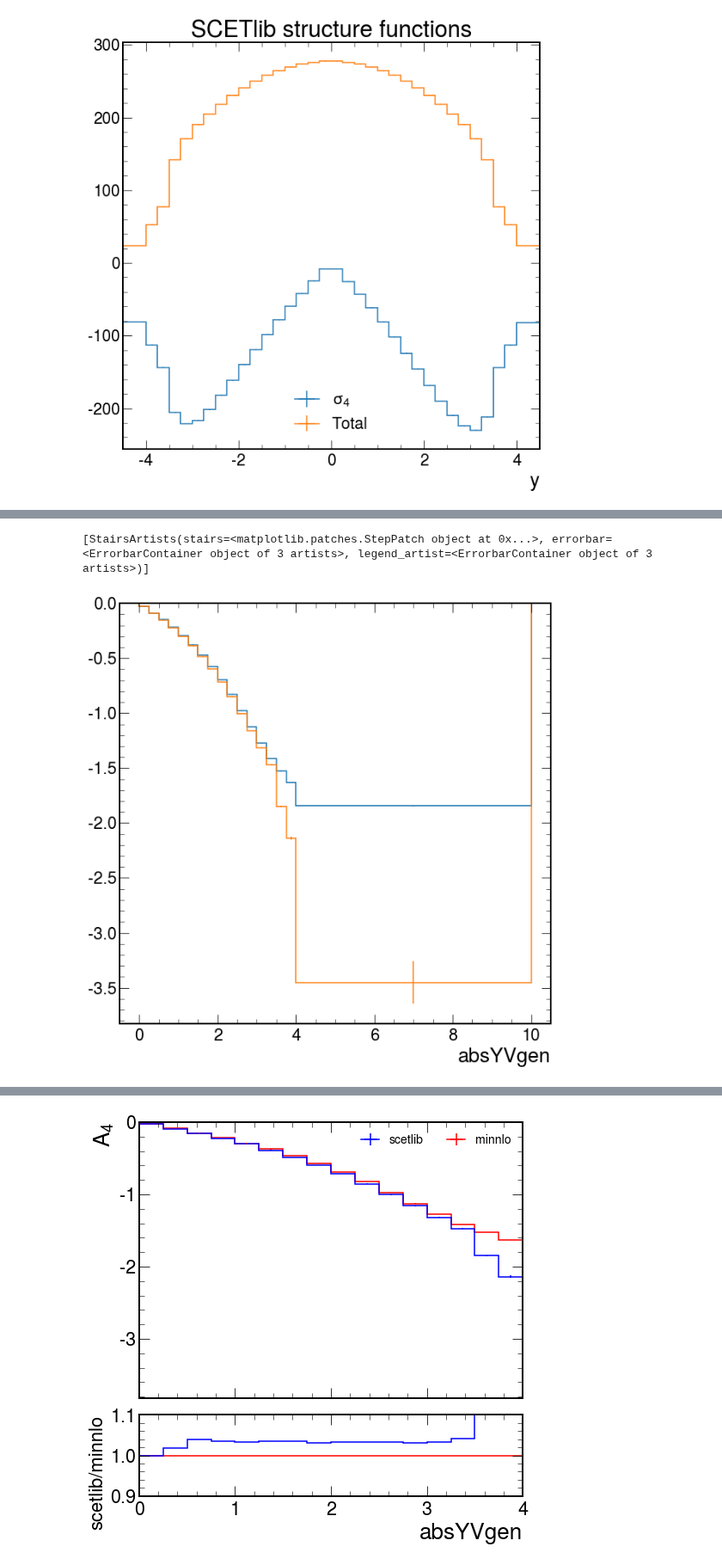
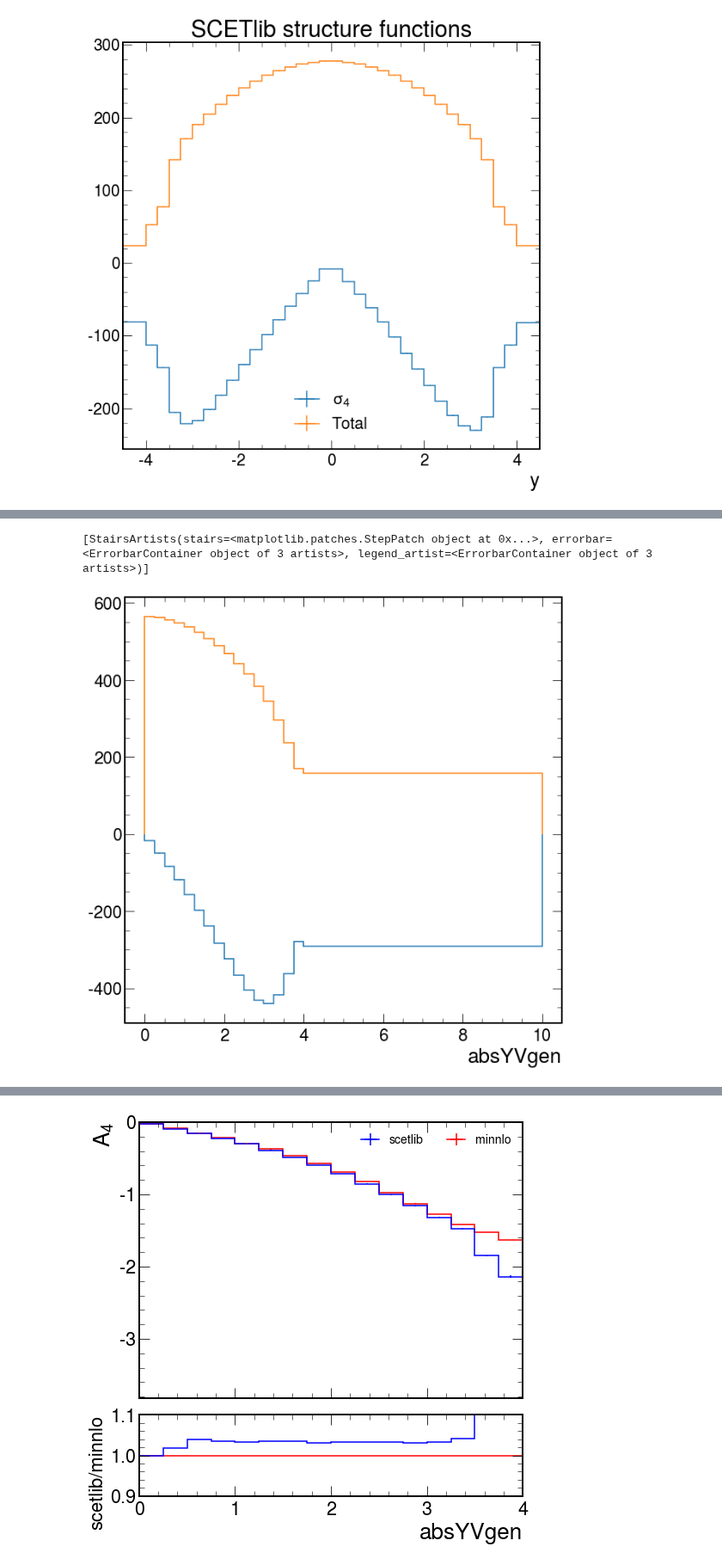
Before and after one commit to WMass/WRemnants, a Jupyter notebook: notebooks/scetlib.ipynb, the cells around one changed output, grey strips where cells are left out. Shown at 86% size. Saved outputs shown, nothing was run; the diff lists cells and outputs as text; code cells hidden in the pictures.

Commit message:
improvements to plotting of data/MC

```diff
--- a/notebooks/scetlib.ipynb
+++ b/notebooks/scetlib.ipynb
@@ -307,6 +297,8 @@ Text(0.5, 1.0, 'SCETlib structure functions')
 [figure]
 # %%
 minnlohel = minnlo["WminusmunuPostVFP"]["output"]["helicity_moments_scale"][{"muRfact" : 1.j, "muFfact" : 1.j, "chargeVgen" : -1.j}]
+minnlohel = minnlohel*minnlo["WminusmunuPostVFP"]["dataset"]["xsec"]/minnlo["WminusmunuPostVFP"]["weight_sum"]
 # %%
-hists = hh.rebinHistsToCommon([minnlohel, scetlibW_yabs_tot], 2, False)
+hists = hh.rebinHistsToCommon([minnlohel, scetlibW_yabs_A4, scetlibW_yabs_tot], 2, False)
+hists = hh.rebinHistsToCommon(hists, 1, False)
 # %%
@@ -336,3 +306 @@ Hist(
-# %%
-hists = hh.rebinHistsToCommon([minnlohel[...,:30:hist.sum,:], scetlibW_yabs_A4, scetlibW_yabs_tot], 1)
 # %%
@@ -354,6 +338,6 @@ minnloCoeffs = theory_tools.moments_to_angular_coeffs(hists[0].project("absYVgen
 # %%
-minnloCoeffs[{"helicity" : 4.j}].plot()
-scetlib_absy_A4_coeff.plot()
+(hists[0][{"helicity" : 4.j}].project("absYVgen")*4).plot()
+hists[0][{"helicity" : -1.j}].project("absYVgen").plot()
 # %% [output]
 [StairsArtists(stairs=<matplotlib.patches.StepPatch object at 0x...>, errorbar=<ErrorbarContainer object of 3 artists>, legend_artist=<ErrorbarContainer object of 3 artists>)]
-[figure, old version]
+[figure, new version]
```
Also changed, not shown: parts of 17 cells of this notebook, 5 other files.
